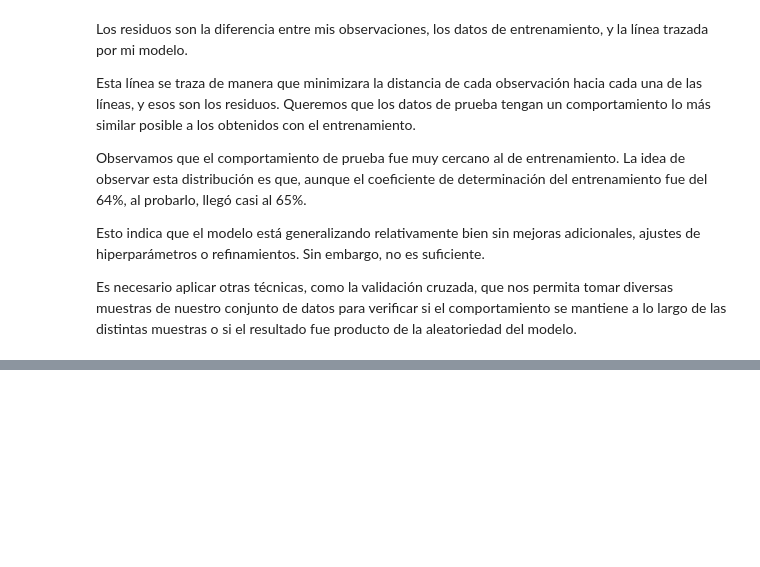
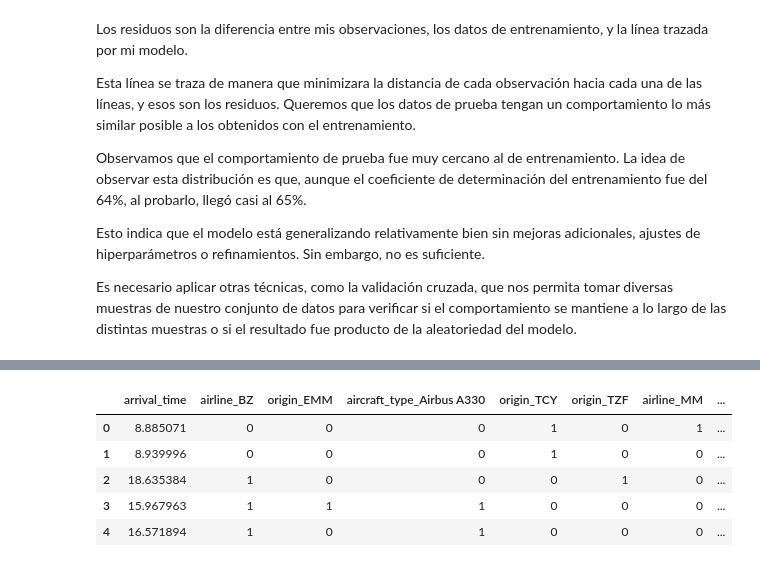
Before and after one commit to evs-11/IA-aumentada-prevision-de-atrasos-de-vuelos, a Jupyter notebook: optimización_aeroportuaria_Untitled5.ipynb, the cells around one changed output, grey strips where cells are left out. Drawn from its saved outputs; the diff is of its cells as text; code cells hidden in the pictures; blank space fills up the shorter version.

```diff
--- a/optimización_aeroportuaria_Untitled5.ipynb
+++ b/optimización_aeroportuaria_Untitled5.ipynb
@@ -788,0 +883,2 @@ Esto indica que el modelo está generalizando relativamente bien sin mejoras adi
+# %%
+importances = modelo.feature_importances_
@@ -788,0 +890,3 @@ Esto indica que el modelo está generalizando relativamente bien sin mejoras adi
+# %%
+feature_importances = pd.DataFrame({'Features':X.columns,'Importances':(importances*100).round(2)}).sort_values('Importances',ascending=False)
+feature_importances
@@ -788,0 +991,11 @@ Esto indica que el modelo está generalizando relativamente bien sin mejoras adi
+# %%
+selected_feature = feature_importances['Features'].values[:13]
+X_selected_features = X[selected_feature]
+X_selected_features
+# %% [output]
+|  | arrival_time | airline_BZ | origin_EMM | aircraft_type_Airbus A330 | origin_TCY | origin_TZF | airline_MM | ... |
+| 0 | 8.885071 | 0 | 0 | 0 | 1 | 0 | 1 | ... |
+| 1 | 8.939996 | 0 | 0 | 0 | 1 | 0 | 0 | ... |
+| 2 | 18.635384 | 1 | 0 | 0 | 0 | 1 | 0 | ... |
+| 3 | 15.967963 | 1 | 1 | 1 | 0 | 0 | 0 | ... |
+| 4 | 16.571894 | 1 | 0 | 1 | 0 | 0 | 0 | ... |
```
Also changed, not shown: parts of 47 cells of this notebook.
